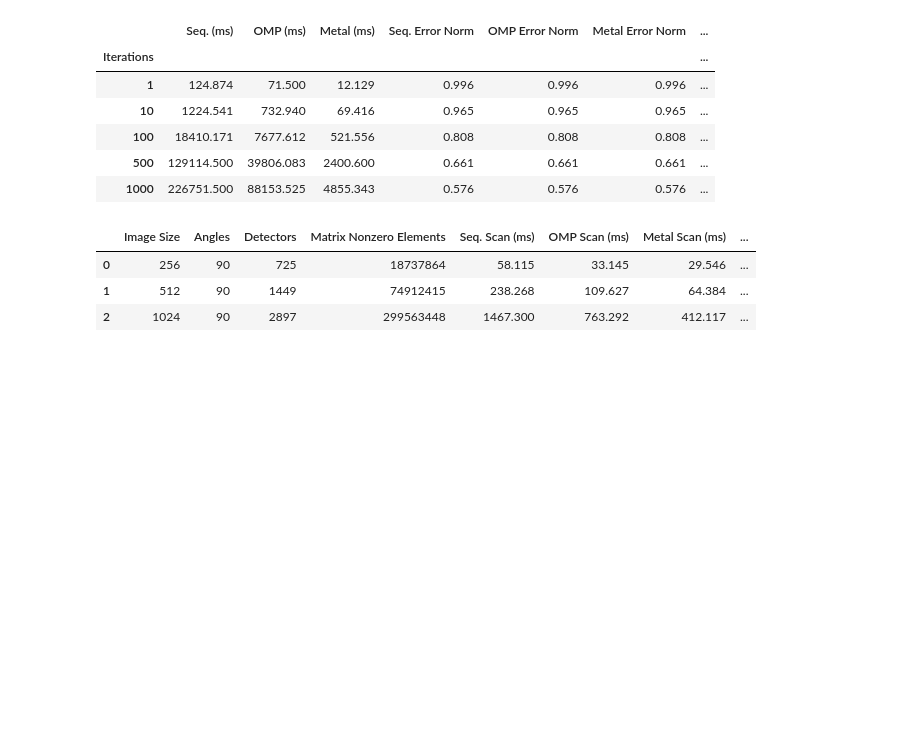
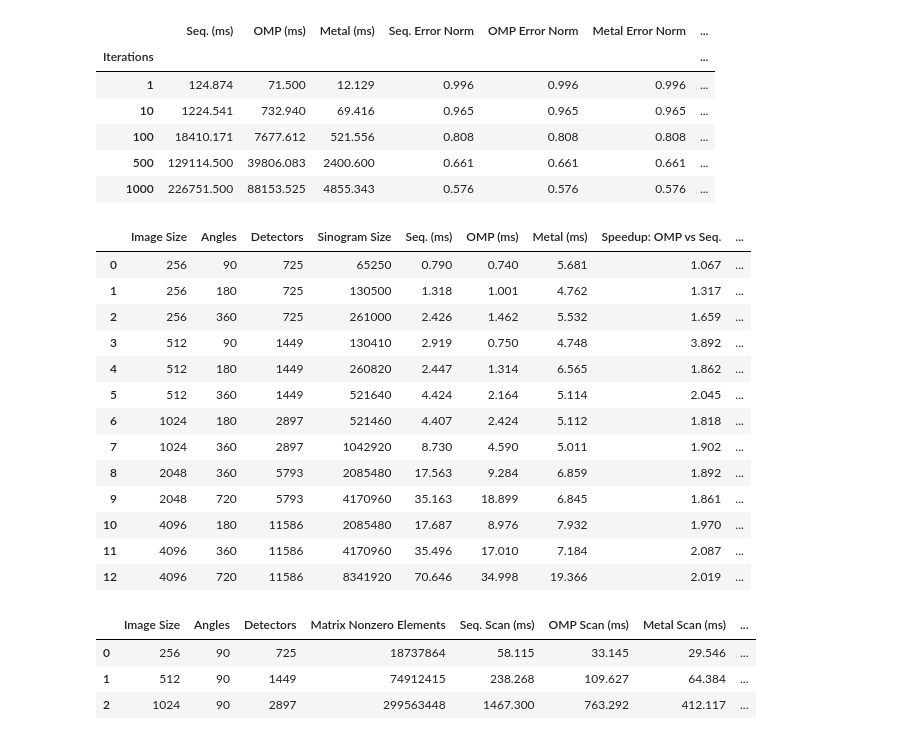
Before and after one commit to ksuraev/Cimmino-Phantom-Reconstruction, a Jupyter notebook: plots.ipynb, the cells around one changed output. Cells and saved outputs as stored; diff of their text form; code cells hidden in the pictures; blank space fills up the shorter version.

Commit message:
Display tables in plots.ipynb

```diff
--- a/plots.ipynb
+++ b/plots.ipynb
@@ -79,34 +79,48 @@ df_metal = pd.read_csv('metal-logs/normalisation_log.csv')
 # Combine both datasets into one DataFrame
 df_metal['Source'] = 'Metal'
 df_other['Source'] = 'Other'
 df_combined = pd.concat([df_metal, df_other], ignore_index=True)
 
 # Group by Type, ImageWidth,NumAngles,NumDetectors
 grouped = df_combined.groupby(['Type', 'ImageWidth', 'NumAngles', 'NumDetectors'])[['NormalisationTime']].mean().reset_index()
 
 # Pivot the data to create a single DataFrame
 pivoted = grouped.pivot(index=['ImageWidth', 'NumAngles', 'NumDetectors'], columns=['Type'], values='NormalisationTime')
 pivoted.columns = ['_'.join(col).strip() if isinstance(col, tuple) else col for col in pivoted.columns.values]
 pivoted.reset_index(inplace=True)
 
 # Rename columns for clarity
 pivoted = pivoted.rename(columns={
     'ImageWidth': 'Image Size',
     'NumAngles': 'Angles',
     'NumDetectors': 'Detectors',
     'Metal': 'Metal (ms)',
     'Sequential': 'Seq. (ms)',
     'OpenMP': 'OMP (ms)'
 })
 pivoted['Speedup: Metal vs Seq.'] = pivoted['Seq. (ms)'] / pivoted['Metal (ms)']
 pivoted['Speedup: OMP vs Seq.'] = pivoted['Seq. (ms)'] / pivoted['OMP (ms)']
 pivoted['Speedup: Metal vs OMP.'] = pivoted['OMP (ms)'] / pivoted['Metal (ms)']
 pivoted['Sinogram Size'] = pivoted['Angles'] * pivoted['Detectors']
 pivoted = pivoted[['Image Size', 'Angles', 'Detectors', 'Sinogram Size', 'Seq. (ms)','OMP (ms)', 'Metal (ms)', 'Speedup: OMP vs Seq.', 'Speedup: Metal vs Seq.', 'Speedup: Metal vs OMP.']]
 styled_table = pivoted.style.format(precision=3)\
     .background_gradient(subset=['Speedup: Metal vs Seq.', 'Speedup: OMP vs Seq.', 'Speedup: Metal vs OMP.'], cmap='Blues')
 styled_table
-styled_table.to_html('table4.html')
+# %% [output]
+|  | Image Size | Angles | Detectors | Sinogram Size | Seq. (ms) | OMP (ms) | Metal (ms) | Speedup: OMP vs Seq. | ... |
+| 0 | 256 | 90 | 725 | 65250 | 0.790 | 0.740 | 5.681 | 1.067 | ... |
+| 1 | 256 | 180 | 725 | 130500 | 1.318 | 1.001 | 4.762 | 1.317 | ... |
+| 2 | 256 | 360 | 725 | 261000 | 2.426 | 1.462 | 5.532 | 1.659 | ... |
+| 3 | 512 | 90 | 1449 | 130410 | 2.919 | 0.750 | 4.748 | 3.892 | ... |
+| 4 | 512 | 180 | 1449 | 260820 | 2.447 | 1.314 | 6.565 | 1.862 | ... |
+| 5 | 512 | 360 | 1449 | 521640 | 4.424 | 2.164 | 5.114 | 2.045 | ... |
+| 6 | 1024 | 180 | 2897 | 521460 | 4.407 | 2.424 | 5.112 | 1.818 | ... |
+| 7 | 1024 | 360 | 2897 | 1042920 | 8.730 | 4.590 | 5.011 | 1.902 | ... |
+| 8 | 2048 | 360 | 5793 | 2085480 | 17.563 | 9.284 | 6.859 | 1.892 | ... |
+| 9 | 2048 | 720 | 5793 | 4170960 | 35.163 | 18.899 | 6.845 | 1.861 | ... |
+| 10 | 4096 | 180 | 11586 | 2085480 | 17.687 | 8.976 | 7.932 | 1.970 | ... |
+| 11 | 4096 | 360 | 11586 | 4170960 | 35.496 | 17.010 | 7.184 | 2.087 | ... |
+| 12 | 4096 | 720 | 11586 | 8341920 | 70.646 | 34.998 | 19.366 | 2.019 | ... |
 # %%
 from scipy.stats import zscore
 # Import data
```
